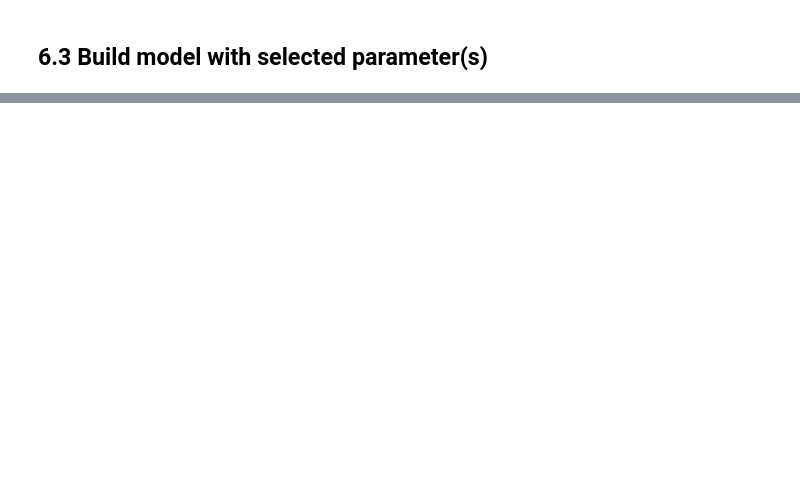
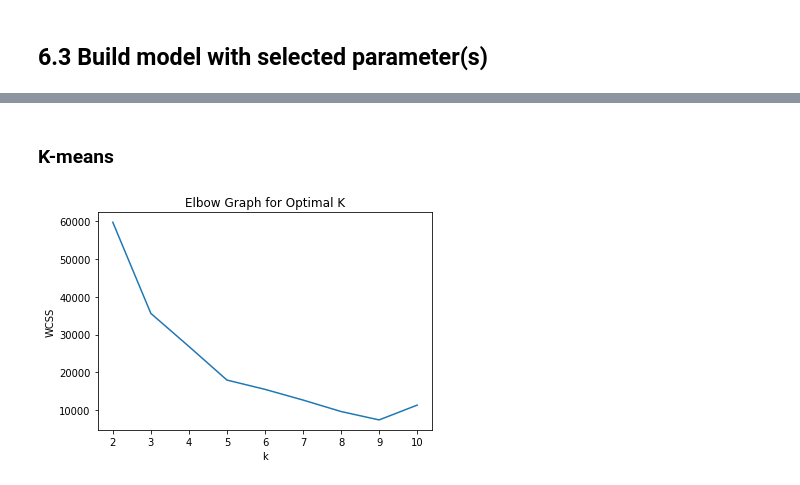
Before and after one commit to EionTey/INFOSYS_722_I4, a Jupyter notebook: I4.ipynb, the cells around one changed output, grey strips where cells are left out. Cells and saved outputs as stored; diff of their text form; code cells hidden in the pictures; blank space fills up the shorter version.

```diff
--- a/I4.ipynb
+++ b/I4.ipynb
@@ -1644,0 +1825,36 @@ print(len(df_occ.columns))
+# %% [markdown]
+### K-means
+# %%
+from pyspark.ml.clustering import KMeans
+from pyspark.ml.evaluation import ClusteringEvaluator
+
+km_assembler = VectorAssembler(inputCols=df_rf.columns, outputCol="features")
+df_km = km_assembler.transform(df_rf)
+
+# List to sum of squared distances within cluster
+wcss = []
+# List of silhouette scores
+silhouette_scores = []
+
+# Try different values of k (2-10)
+for k in range(2, 11):
+    km = KMeans(featuresCol="features", k=k, seed=1)
+    km_model = km.fit(df_km)
+    # Equivalent to WCSS
+    cost = km_model.summary.trainingCost
+    wcss.append(cost)
+    # Finding silhouette score by assinging cluster
+    km_pred = km_model.transform(df_km)
+    # Evaluating it using ClusteringEvaluator
+    evaluator = ClusteringEvaluator(featuresCol="features")
+    ss = evaluator.evaluate(km_pred)
+    silhouette_scores.append(ss)
+# %%
+# Plot elbow curve
+plt.plot(range(2, 11), wcss)
+plt.title('Elbow Graph for Optimal K')
+plt.xlabel('k')
+plt.ylabel('WCSS')
+plt.show()
+# %% [output]
+[figure, added]
```
Also changed, not shown: parts of 80 cells of this notebook.
